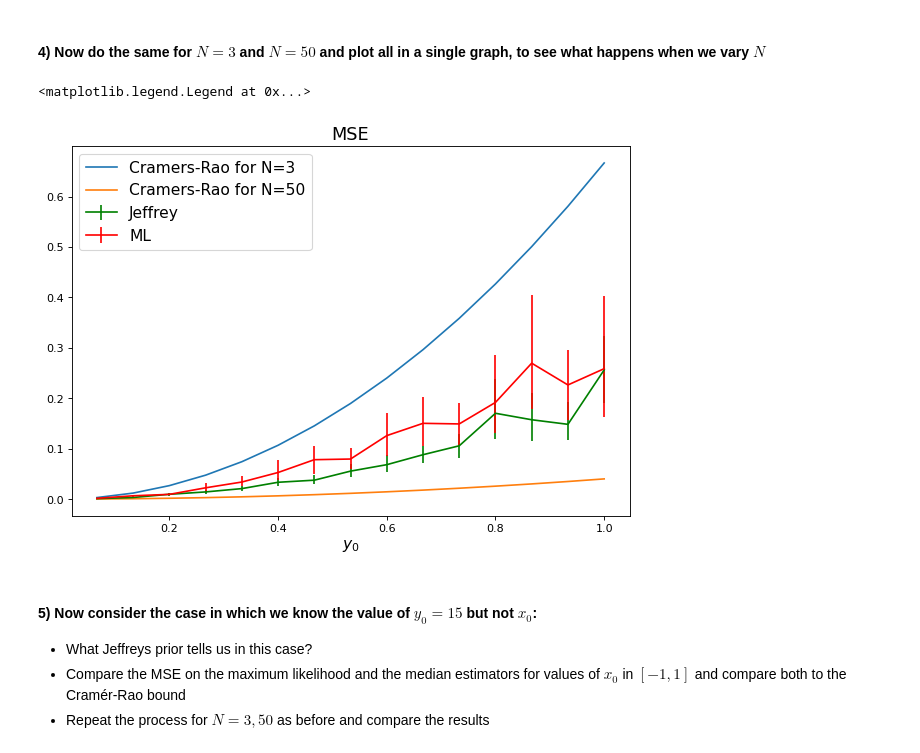
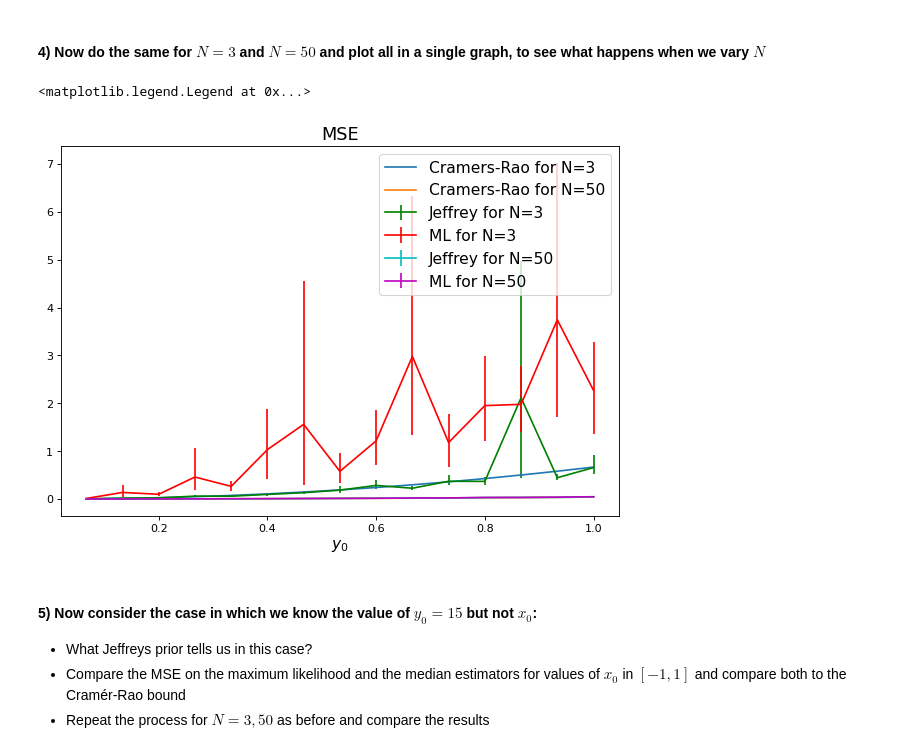
Before and after one commit to roduit/FundamentalLearningEPFL, a Jupyter notebook: TP2/FoIL_ex2_public.ipynb, the cells around one changed output. Drawn from its saved outputs; the diff is of its cells as text; code cells hidden in the pictures.

```diff
--- a/TP2/FoIL_ex2_public.ipynb
+++ b/TP2/FoIL_ex2_public.ipynb
@@ -312,6 +312,6 @@ N_rep = 200
 N = 10
 # %%
 %%time
-y0_ML= np.array([ minimizer_y0(loglh,y0, N_rep) for y0 in tab_y0])
-y0_J= np.array([ minimizer_y0(jeffpost,y0, N_rep) for y0 in tab_y0])
+y0_ML= np.array([ minimizer_y0(loglh,y0, N_rep, N) for y0 in tab_y0])
+y0_J= np.array([ minimizer_y0(jeffpost,y0, N_rep, N) for y0 in tab_y0])
 # %% [output]
@@ -372,2 +372,11 @@ plt.legend(fontsize=14)
 # %% [markdown]
 #### 4) Now do the same for $N=3$ and $N=50$ and plot all in a single graph, to see what happens when we vary $N$
+# %%
+N_3 = 3
+N_50 = 50
+
+y0_ML_3= np.array([ minimizer_y0(loglh,y0, N_rep, N_3) for y0 in tab_y0])
+y0_J_3= np.array([ minimizer_y0(jeffpost,y0, N_rep, N_3) for y0 in tab_y0])
+
+y0_ML_50= np.array([ minimizer_y0(loglh,y0, N_rep, N_50) for y0 in tab_y0])
+y0_J_50= np.array([ minimizer_y0(jeffpost,y0, N_rep, N_50) for y0 in tab_y0])
@@ -374,19 +400,37 @@ plt.legend(fontsize=14)
+# %%
+MSE_ML_50 = np.zeros(N_est)
+CI_min_ML_50 = np.zeros(N_est)
+CI_max_ML_50 = np.zeros(N_est)
+MSE_J_50 = np.zeros(N_est)
+CI_min_J_50 = np.zeros(N_est)
+CI_max_J_50 = np.zeros(N_est)
+
+for j,y0 in enumerate(tab_y0):
+  MSE, CI_min, CI_max = MSE_est(y0_ML_50[j], y0)
+  MSE_ML_50[j] = MSE
+  CI_min_ML_50[j] = CI_min
+  CI_max_ML_50[j] = CI_max
+  MSE, CI_min, CI_max = MSE_est(y0_J_50[j], y0)
+  MSE_J_50[j] = MSE
+  CI_min_J_50[j] = CI_min
+  CI_max_J_50[j] = CI_max
 # %%
-N1 = 3
-N2 = 50
-
 fig = plt.figure(figsize=(9, 6), dpi=80)
 
 plt.title('MSE', fontsize=16)
 plt.xlabel('$y_0$', fontsize=14)
-plt.errorbar(tab_y0,MSE_J_10,yerr=[MSE_J_10-CI_min_J_10, CI_max_J_10-MSE_J_10],marker="",color='g', label='Jeffrey')
-plt.errorbar(tab_y0,MSE_ML_10,yerr=[MSE_ML_10-CI_min_ML_10, CI_max_ML_10-MSE_ML_10],marker="",color='r', label='ML')
-plt.plot(tab_y0, 2*tab_y0*tab_y0/N1, label='Cramers-Rao for N=3')
-plt.plot(tab_y0, 2*tab_y0*tab_y0/N2, label='Cramers-Rao for N=50')
+plt.errorbar(tab_y0,MSE_J_3,yerr=[MSE_J_3-CI_min_J_3, CI_max_J_3-MSE_J_3],marker="",color='g', label='Jeffrey for N=3')
+plt.errorbar(tab_y0,MSE_ML_3,yerr=[MSE_ML_3-CI_min_ML_3, CI_max_ML_3-MSE_ML_3],marker="",color='r', label='ML for N=3')
+
+plt.errorbar(tab_y0,MSE_J_50,yerr=[MSE_J_50-CI_min_J_50, CI_max_J_50-MSE_J_50],marker="",color='c', label='Jeffrey for N=50')
+plt.errorbar(tab_y0,MSE_ML_50,yerr=[MSE_ML_50-CI_min_ML_50, CI_max_ML_50-MSE_ML_50],marker="",color='m', label='ML for N=50')
+
+plt.plot(tab_y0, 2*tab_y0*tab_y0/N_3, label='Cramers-Rao for N=3')
+plt.plot(tab_y0, 2*tab_y0*tab_y0/N_50, label='Cramers-Rao for N=50')
 plt.legend(fontsize=14)
 # %% [output]
 <matplotlib.legend.Legend at 0x...>
-[figure, old version]
+[figure, new version]
 # %% [markdown]
 #### 5) Now consider the case in which we know the value of $y_0=15$ but not $x_0$:
 
```
Also changed, not shown: parts of 20 cells of this notebook.
